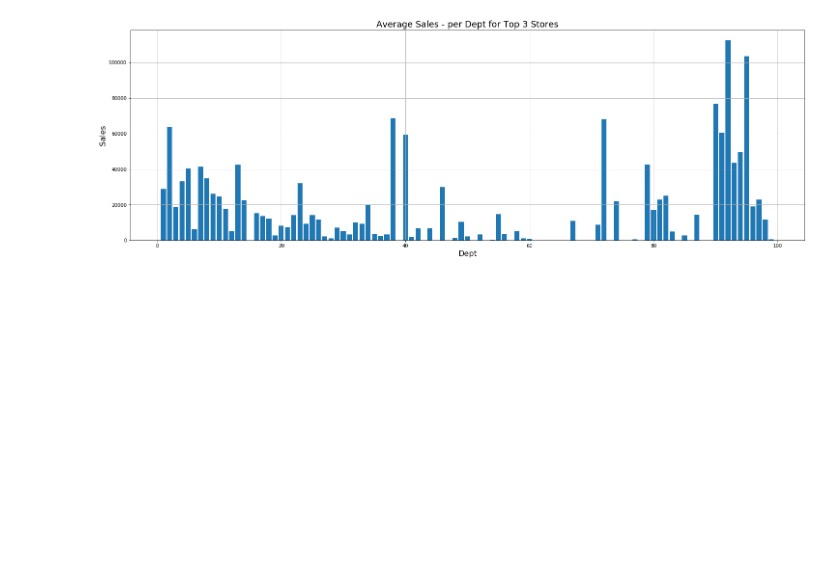
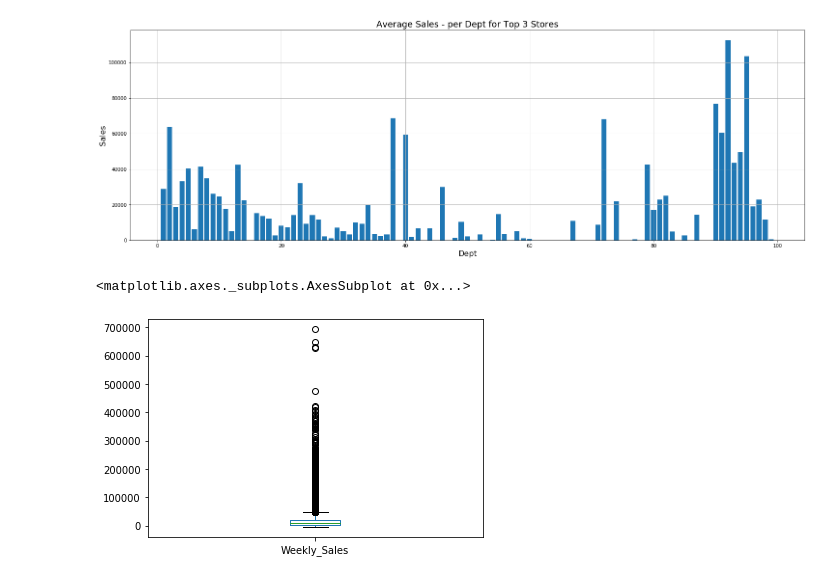
Before and after one commit to tbhaijee/Walmart-Sales-Predications, a Jupyter notebook: main.ipynb, the cells around one changed output. Cells and saved outputs as stored; diff of their text form; code cells hidden in the pictures; blank space fills up the shorter version.

```diff
--- a/main.ipynb
+++ b/main.ipynb
@@ -177,3 +177,8 @@ plt.xlabel('Dept', fontsize=16)
 plt.show()
 # %% [output]
 [figure]
+# %%
+train['Weekly_Sales'].plot.box()
+# %% [output]
+<matplotlib.axes._subplots.AxesSubplot at 0x...>
+[figure, added]
```
Also changed, not shown: 6 other files.
